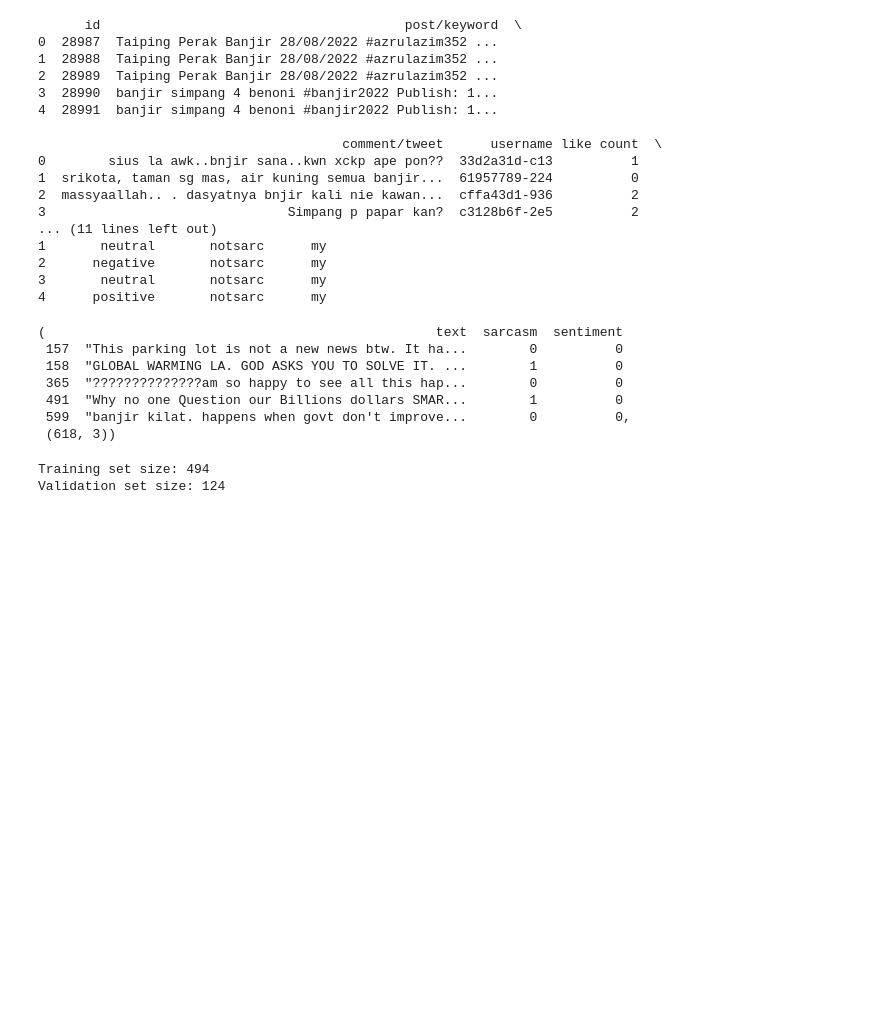
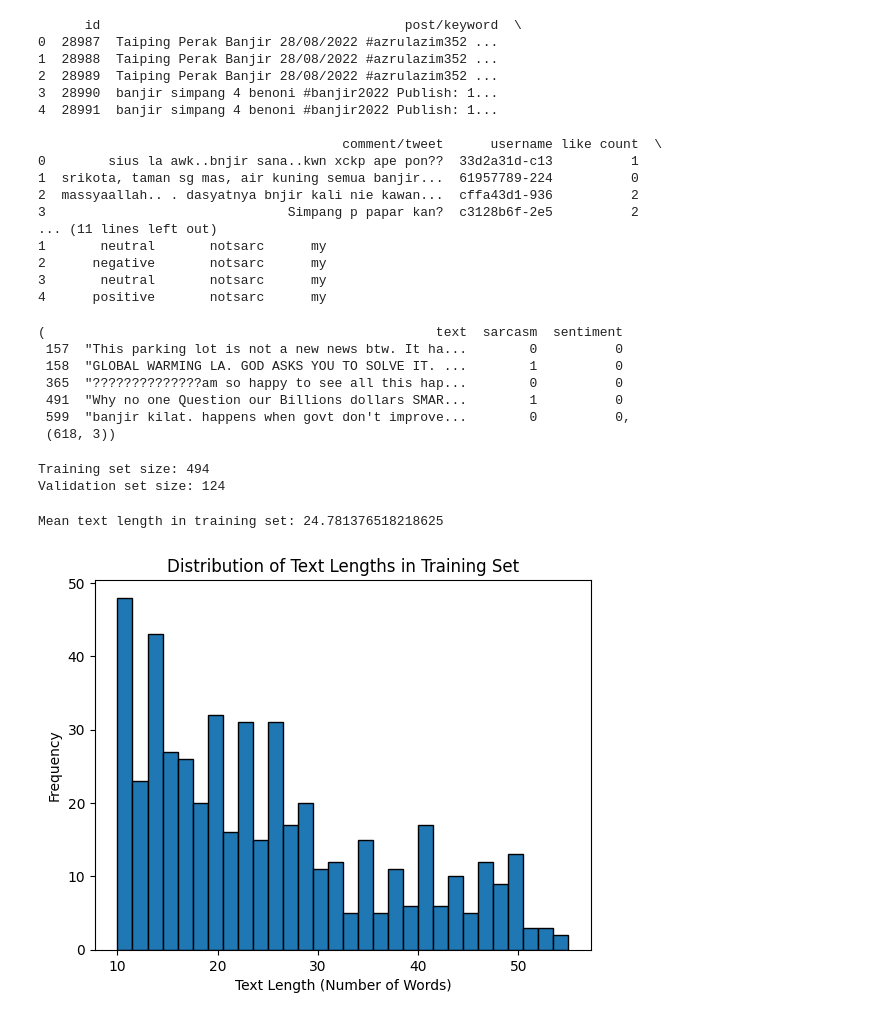
Before and after one commit to elenanespolo/Sentiment_Sarcasm_Analysis, a Jupyter notebook: dataset/bicodemix/create_dataset.ipynb, the cells around one changed output. Drawn from its saved outputs; the diff is of its cells as text; code cells hidden in the pictures; blank space fills up the shorter version.

```diff
--- a/dataset/bicodemix/create_dataset.ipynb
+++ b/dataset/bicodemix/create_dataset.ipynb
@@ -66,3 +66,22 @@ train_ds = BicodemixDataSet(
     min_length=1,
     max_length=200
 )
+# %%
+import pandas as pd
+
+df = pd.read_csv("train_SS.csv")
+mean_length = df['text'].str.split().str.len().mean()
+print(f"Mean text length in training set: {mean_length}")
+# %% [output]
+Mean text length in training set: 24.781376518218625
+# %%
+df_text_list = df['text'].tolist()
+lengths = [len(text.split()) for text in df_text_list]
+import matplotlib.pyplot as plt
+plt.hist(lengths, bins=30, edgecolor='black')
+plt.title('Distribution of Text Lengths in Training Set')
+plt.xlabel('Text Length (Number of Words)')
+plt.ylabel('Frequency')
+plt.show()
+# %% [output]
+[figure, added]
```
Also changed, not shown: parts of 2 cells of this notebook.
